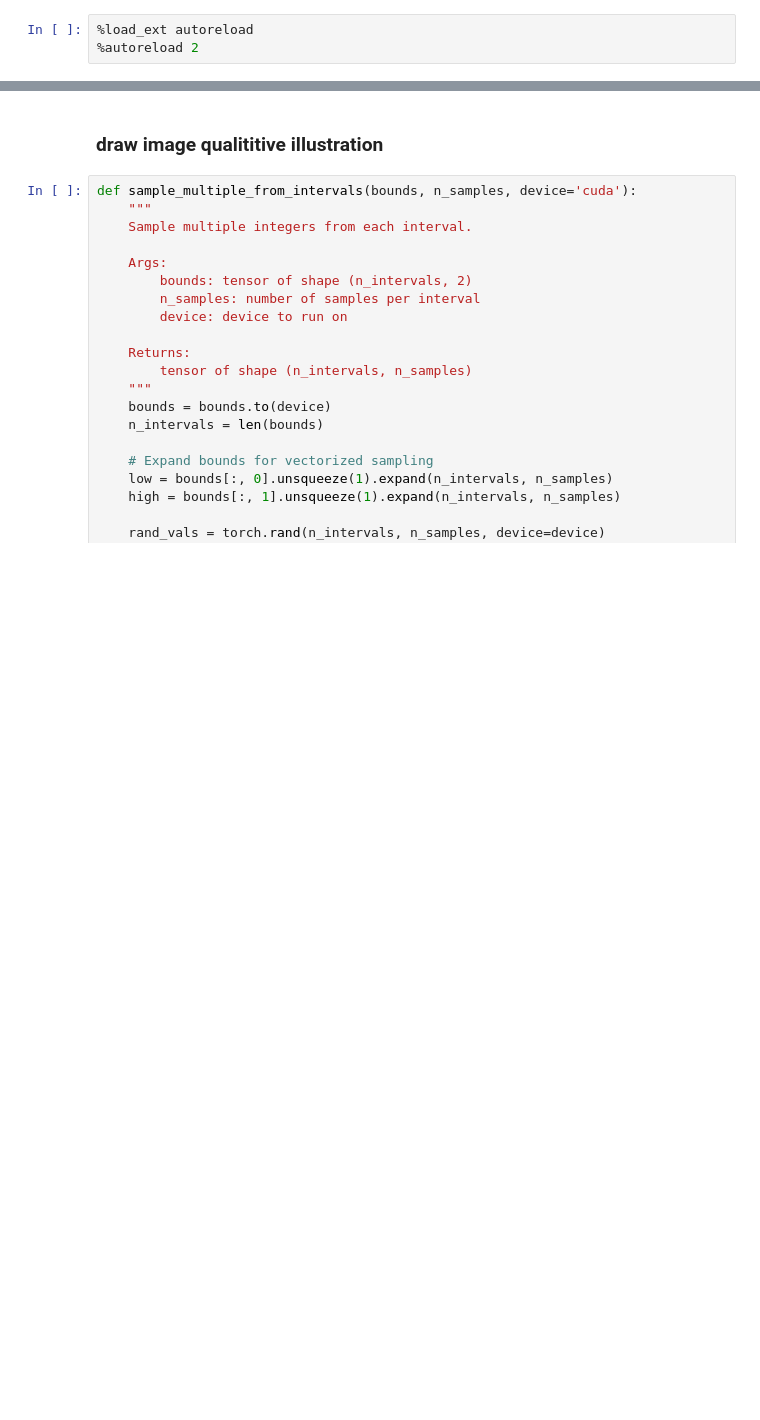
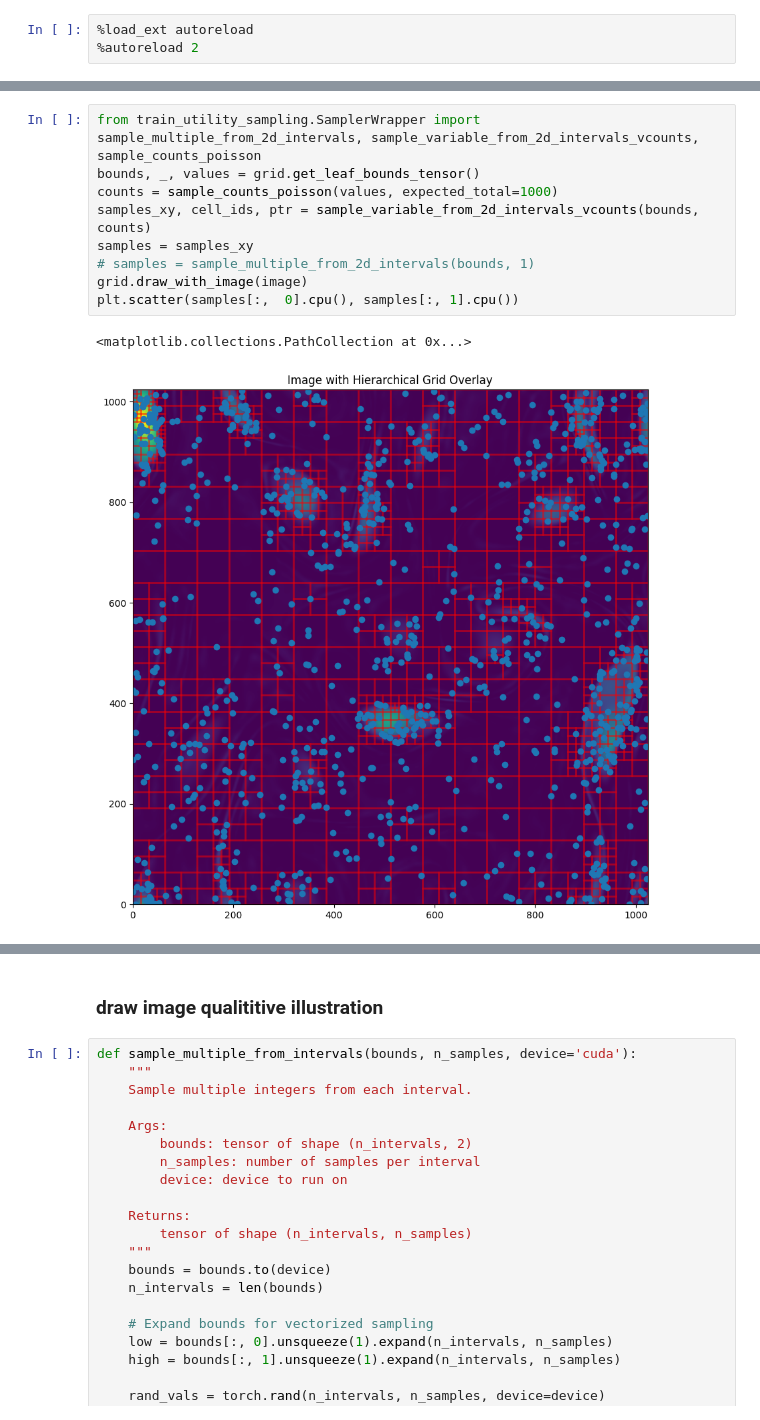
Before and after one commit to guangzhao27/inr_sampling, a Jupyter notebook: inr_sample/Run_Test.ipynb, the cells around one changed output, grey strips where cells are left out. Drawn from its saved outputs; the diff is of its cells as text; blank space fills up the shorter version.

```diff
--- a/inr_sample/Run_Test.ipynb
+++ b/inr_sample/Run_Test.ipynb
@@ -372,0 +308,12 @@ tensor(0.8901)
+# %%
+from train_utility_sampling.SamplerWrapper import sample_multiple_from_2d_intervals, sample_variable_from_2d_intervals_vcounts, sample_counts_poisson
+bounds, _, values = grid.get_leaf_bounds_tensor()
+counts = sample_counts_poisson(values, expected_total=1000)
+samples_xy, cell_ids, ptr = sample_variable_from_2d_intervals_vcounts(bounds, counts)
+samples = samples_xy
+# samples = sample_multiple_from_2d_intervals(bounds, 1)
+grid.draw_with_image(image)
+plt.scatter(samples[:,  0].cpu(), samples[:, 1].cpu())
+# %% [output]
+<matplotlib.collections.PathCollection at 0x...>
+[figure, added]
```
Also changed, not shown: parts of 49 cells of this notebook, 18 other files.
